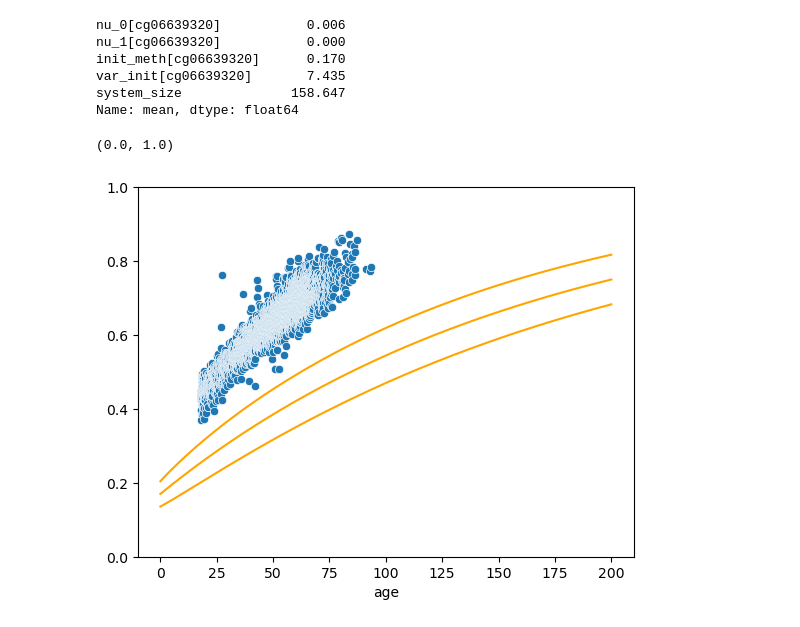
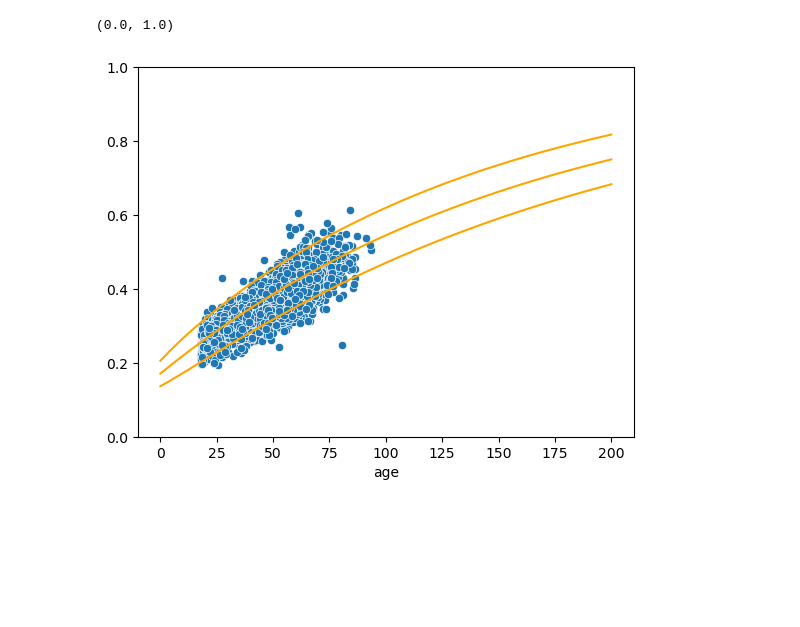
Before and after one commit to zuberek/probAge, a Jupyter notebook: Eric/chemical_model.ipynb, the cells around one changed output. Drawn from its saved outputs; the diff is of its cells as text; code cells hidden in the pictures; blank space fills up the shorter version.

Commit message:
chemical_model_update

```diff
--- a/Eric/chemical_model.ipynb
+++ b/Eric/chemical_model.ipynb
@@ -5,12 +5,12 @@ sys.path.append("..")   # fix to import modules from root
 from src.general_imports import *
 from src import modelling
 
-import logging
-logger = logging.getLogger('pymc')
-logger.propagate = False
-logger.setLevel(logging.ERROR)
+# import logging
+# logger = logging.getLogger('pymc')
+# logger.propagate = False
+# logger.setLevel(logging.ERROR)
 
-N_SITES =  7
+# N_SITES =  7
 
 amdata = amdata.AnnMethylData('../exports/wave3_linear.h5ad')
-amdata = amdata[amdata.sites.sort_values('r2', ascending=False).index[:N_SITES]]
+# amdata = amdata[amdata.sites.sort_values('r2', ascending=False).index[:N_SITES]]
@@ -66,7 +63,7 @@ def vect_chem_site(amdata):
         nu_1 = pm.Uniform("nu_1", lower=0, upper=0.1, dims='sites')
         p = pm.Uniform("init_meth", lower=0, upper=1, dims='sites')
         var_init = pm.Uniform("var_init", lower=0, upper=1_000_000, dims='sites')
-        N = pm.Uniform('system_size', lower= 10, upper=1_000_1000)
+        N = pm.Uniform('system_size', lower= 1, upper=1_000_1000, dims='sites')
 
 
         # Useful variables
@@ -135,12 +131,11 @@ max_p = trace_summary['mean']
-# %%
-max_p.
-# %% [output]
-nu_0[cg06639320]           0.006
-nu_1[cg06639320]           0.000
-init_meth[cg06639320]      0.170
-var_init[cg06639320]       7.435
-system_size              158.647
-Name: mean, dtype: float64
+# %%
+trace_summary = az.summary(trace)
+var_mean = trace_summary['mean']
+var_map = [max_p['nu_0'],
+           max_p['nu_1'],
+           max_p['init_meth'],
+           max_p['var_init'],
+           max_p['system_size']]
 # %%
 def chemical_plot (nu_0, nu_1, p, var_init, N, site=None):
   omega = nu_0 + nu_1
@@ -148,32 +143,32 @@ def chemical_plot (nu_0, nu_1, p, var_init, N, site=None):
   eta_1 = nu_1/omega
 
   t= np.linspace(0,200, 1_000)
   mean = eta_0 + np.exp(-omega*t)*((p-1)*eta_0 + p*eta_1)
 
   var_term_0 = eta_0*eta_1
   var_term_1 = (1-p)*np.power(eta_0,2) + p*np.power(eta_1,2)
 
 
   var = (var_term_0/N
           + np.exp(-omega*t)*(var_term_1-var_term_0)/N
           + np.exp(-2*omega*t)*(var_init/np.power(N,2) - var_term_1/N)
         )
 
   sns.lineplot(x=t, y=mean, color='orange')
   sns.lineplot(x=t, y=mean+2*np.sqrt(var), color='orange')
   sns.lineplot(x=t, y=mean-2*np.sqrt(var), color='orange')
 
   if site != None:
     sns.scatterplot(x=amdata[site].participants.age, y=amdata[site].X.flatten())
   # sns.lineplot(x=t, y=mean_linear, color='orange')
   # sns.lineplot(x=t, y=mean_linear+2*np.sqrt(var_linear), color='orange')
   # sns.lineplot(x=t, y=mean_linear-2*np.sqrt(var_linear), color='orange')
 
 
 # params = [max_p['nu_0'], max_p['nu_1'], max_p['var_init'], max_p['init_meth'],  max_p['system_size']]
 
-chemical_plot(*list(max_p), site=0)
+chemical_plot(*list(var_mean), site=1)
 plt.ylim(0,1)
 # %% [output]
 (0.0, 1.0)
-[figure, old version]
+[figure, new version]
```
Also changed, not shown: parts of 25 cells of this notebook, 1 other file.
